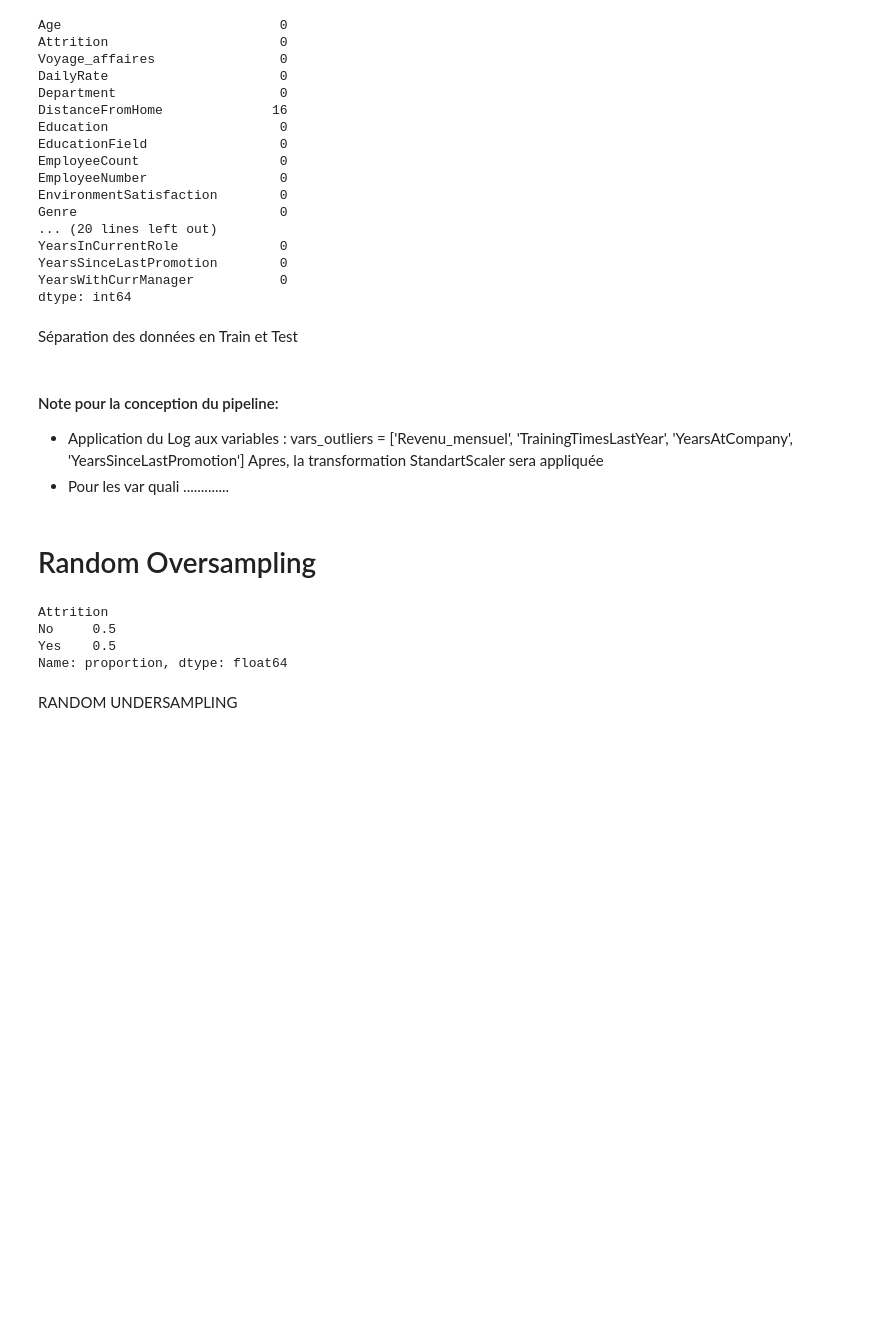
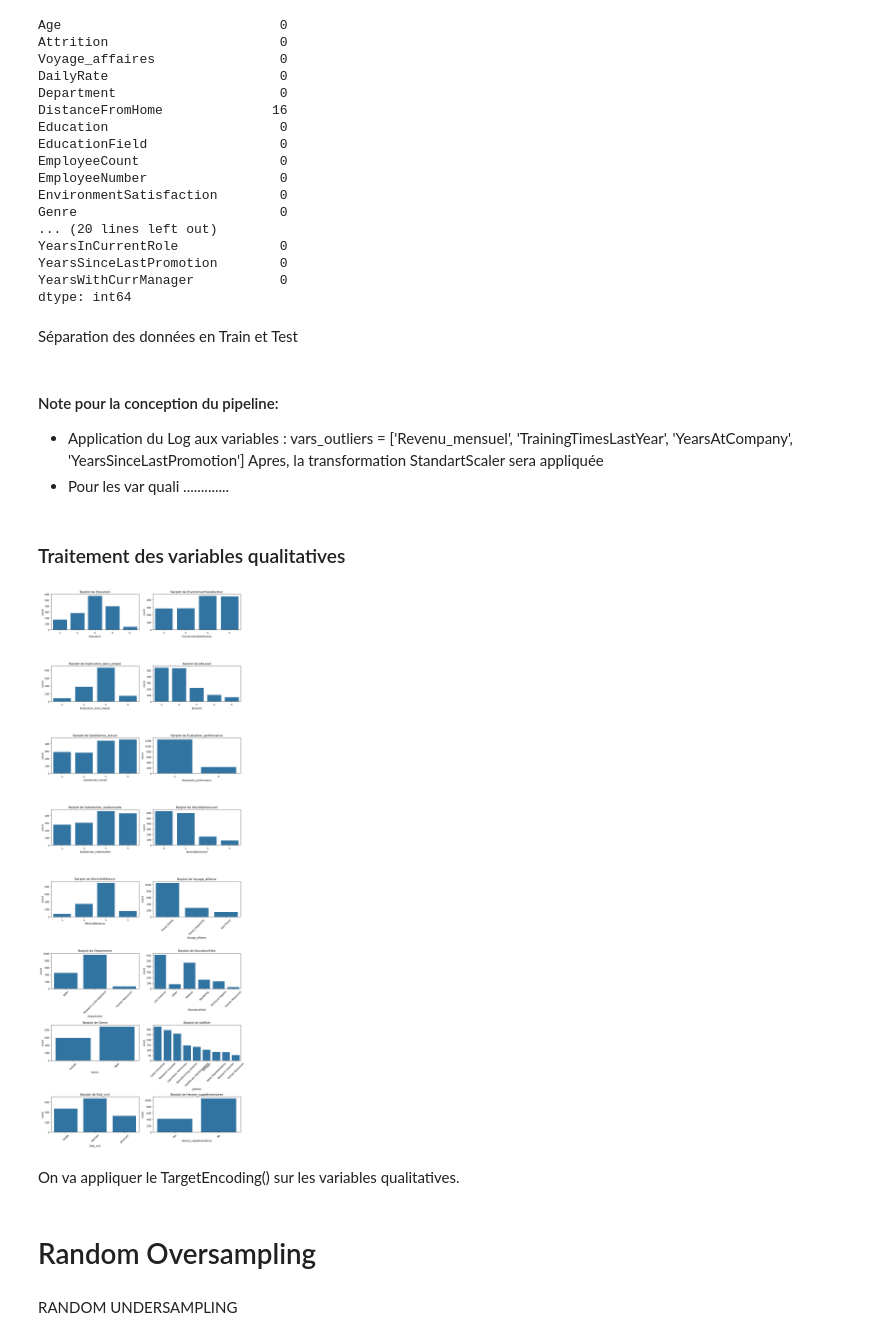
Before and after one commit to ds-learning-journey/Imbalanced_Data_Methods, a Jupyter notebook: Preprocessing.ipynb, the cells around one changed output. Cells and saved outputs as stored; diff of their text form; code cells hidden in the pictures; blank space fills up the shorter version.

Commit message:
Continuation of preprocessing for categorical variable

```diff
--- a/Preprocessing.ipynb
+++ b/Preprocessing.ipynb
@@ -146,7 +164,7 @@ axes = axes.flatten()
 for i, col in enumerate(quant_features):
     ax = axes[i]
     _ = sns.boxplot(
-        x=Attrition_df[col],
+        x=Attrition_df_copy[col],
         ax=ax,
         width=0.5,
         linewidth=1
@@ -167,8 +185,8 @@ vars_outliers = []
 for col in quant_features:
 
     # Calcul des quartiles
-    Q1 = Attrition_df[col].quantile(0.25)
-    Q3 = Attrition_df[col].quantile(0.75)
+    Q1 = Attrition_df_copy[col].quantile(0.25)
+    Q3 = Attrition_df_copy[col].quantile(0.75)
     IQR = Q3 - Q1
 
     # Bornes des outliers
@@ -176,11 +194,11 @@ for col in quant_features:
     upper_bound = Q3 + 1.5 * IQR
 
     # Détection des outliers
-    outliers = Attrition_df[(Attrition_df[col] < lower_bound) |
-                            (Attrition_df[col] > upper_bound)]
+    outliers = Attrition_df_copy[(Attrition_df_copy[col] < lower_bound) |
+                            (Attrition_df_copy[col] > upper_bound)]
 
     # Pourcentage d'outliers
-    pct_outliers = len(outliers) / len(Attrition_df)
+    pct_outliers = len(outliers) / len(Attrition_df_copy)
 
     # Condition > 10%
     if pct_outliers > 0.05:
@@ -201,7 +219,7 @@ var_log = vars_outliers
 data_Log = pd.DataFrame()
 
 for col in var_log:
-    data_Log[f"log_{col}"] = np.log1p(Attrition_df[col])
+    data_Log[f"log_{col}"] = np.log1p(Attrition_df_copy[col])
 
 n = len(data_Log.columns)
 n_rows = math.ceil(n / 2)
@@ -229,6 +247,6 @@ plt.show()
 # %% [output]
 [figure]
 # %%
-Attrition_df_copy = Attrition_df.copy()
+Attrition_df_copy = Attrition_df_copy.copy()
 Attrition_df_copy = Attrition_df_copy.drop(columns=["EmployeeCount"])
 # %%
@@ -294,6 +312,40 @@ X_train, X_test, y_train, y_test = train_test_split(
  'YearsSinceLastPromotion']
  Apres, la transformation StandartScaler sera appliquée
  * Pour les var quali .............
+# %% [markdown]
+### Traitement des variables qualitatives
+# %%
+Var_Categorielle = ordinal_var + nominal_var
+n = len(Var_Categorielle)
+n_rows = math.ceil(n / 2)
+
+fig, axes = plt.subplots(n_rows, 2, figsize=(12, 4 * n_rows))
+
+axes = axes.flatten()
+
+
+
+for i, col in enumerate(Var_Categorielle):
+    ax = axes[i]
+
+    _ = sns.countplot(
+        x=Attrition_df_copy[col],
+        ax=ax,
+    )
+
+    _ = ax.set_title(f"Barplot de {col}")
+    ax.tick_params(axis='x', rotation=45)  # rotation si trop de catégories
+
+# Supprimer les axes inutilisés
+for j in range(i + 1, len(axes)):
+    fig.delaxes(axes[j])
+
+plt.tight_layout()
+plt.show()
+# %% [output]
+[figure, added]
+# %% [markdown]
+On va appliquer le TargetEncoding() sur les variables qualitatives.
 # %% [markdown]
 # Random Oversampling
 # %%
@@ -310,13 +362,8 @@ X_train_over, y_train_over = oversampler.fit_resample(
 # %%
 #Les doublons de la base
 X_train_over.duplicated().sum()
-Attrition_df.duplicated().sum()
+Attrition_df_copy.duplicated().sum()
 y_train_over.value_counts(normalize=True)
-# %% [output]
-Attrition
-No     0.5
-Yes    0.5
-Name: proportion, dtype: float64
 # %% [markdown]
 RANDOM UNDERSAMPLING
 # %%
```
Also changed, not shown: parts of 6 cells of this notebook.
